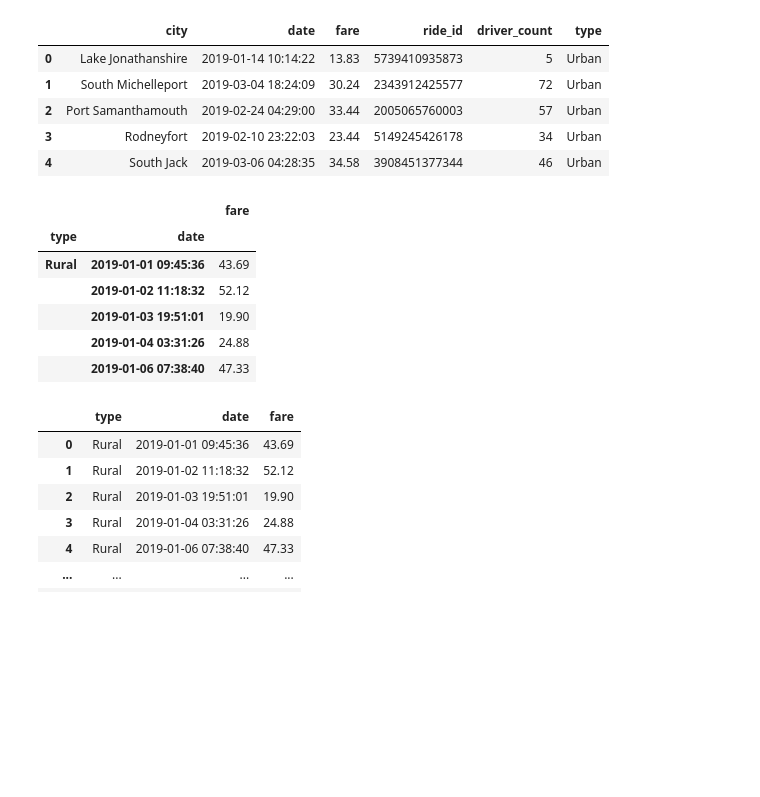
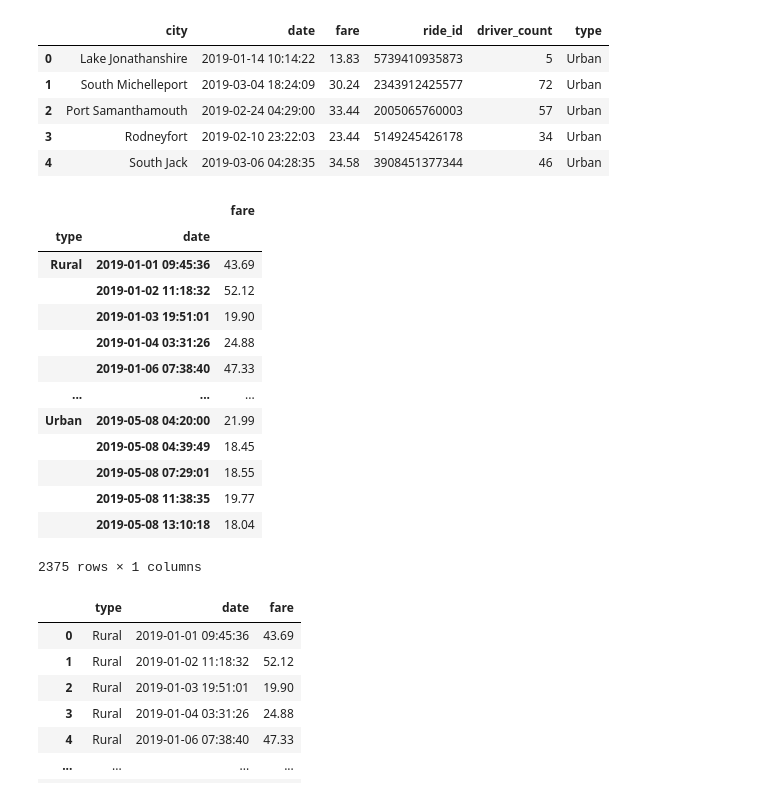
Before and after one commit to alysiawon/Pyber-Analysis, a Jupyter notebook: PyBer_Challenge.ipynb, the cells around one changed output. Saved outputs shown, nothing was run; the diff lists cells and outputs as text; code cells hidden in the pictures; blank space fills up the shorter version.

```diff
--- a/PyBer_Challenge.ipynb
+++ b/PyBer_Challenge.ipynb
@@ -144,16 +144,23 @@ pyber_data_df.head()
 # %%
 # 2. Using groupby() to create a new DataFrame showing the sum of the fares
 #  for each date where the indices are the city type and date.
 fare_by_type_df = pyber_data_df.groupby(["type", "date"]).sum()[["fare"]]
-fare_by_type_df.head()
+fare_by_type_df
 # %% [output]
 |  |  | fare |
 | type | date |  |
 | Rural | 2019-01-01 09:45:36 | 43.69 |
 |  | 2019-01-02 11:18:32 | 52.12 |
 |  | 2019-01-03 19:51:01 | 19.90 |
 |  | 2019-01-04 03:31:26 | 24.88 |
 |  | 2019-01-06 07:38:40 | 47.33 |
+| ... | ... | ... |
+| Urban | 2019-05-08 04:20:00 | 21.99 |
+|  | 2019-05-08 04:39:49 | 18.45 |
+|  | 2019-05-08 07:29:01 | 18.55 |
+|  | 2019-05-08 11:38:35 | 19.77 |
+|  | 2019-05-08 13:10:18 | 18.04 |
+2375 rows × 1 columns
 # %%
 # 3. Reset the index on the DataFrame you created in #1. This is needed to use the 'pivot()' function.
 fare_by_type_df = fare_by_type_df.reset_index()
```
Also changed, not shown: parts of 1 cell of this notebook, 1 other file.
